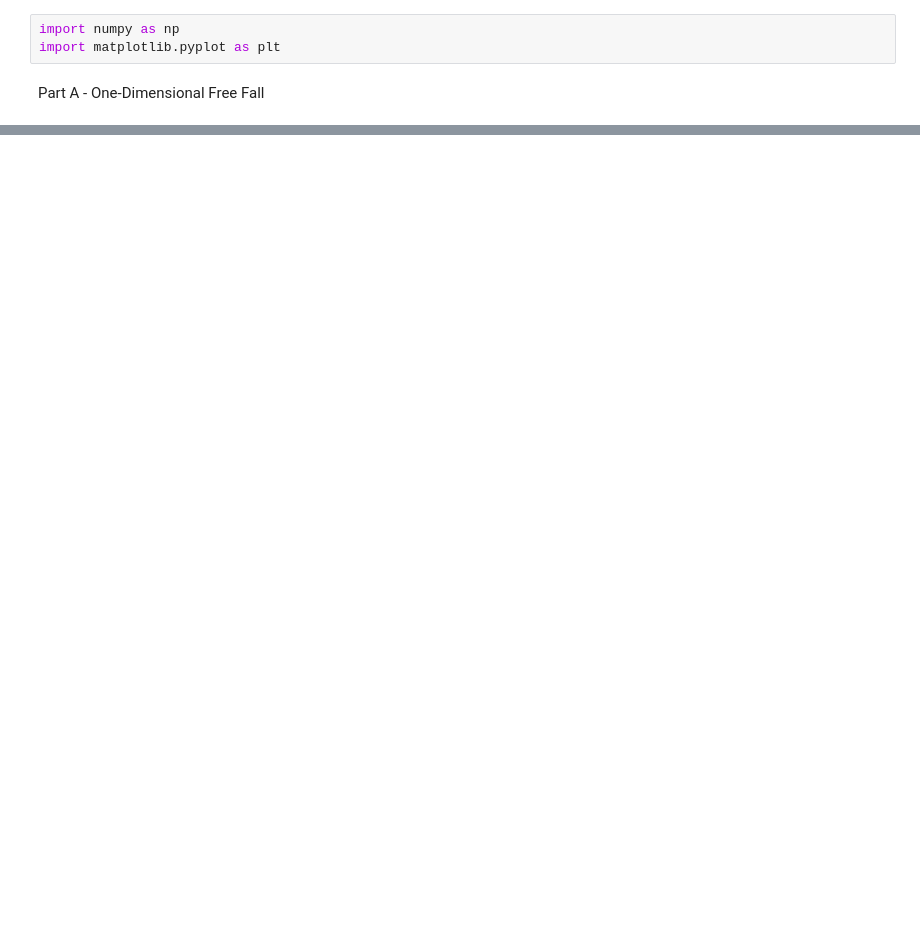
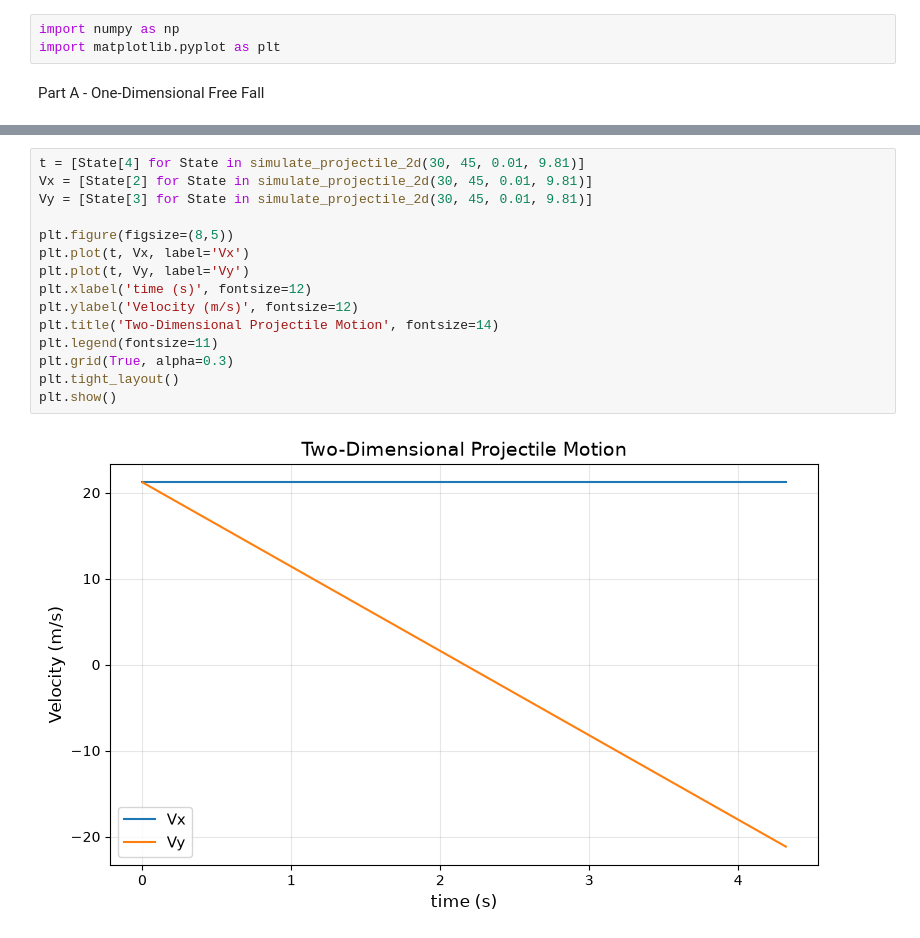
Before and after one commit to Grey-son/phys311, a Jupyter notebook: labs/lab01/lab01_projectile.ipynb, the cells around one changed output, grey strips where cells are left out. Saved outputs shown, nothing was run; the diff lists cells and outputs as text; blank space fills up the shorter version.

```diff
--- a/labs/lab01/lab01_projectile.ipynb
+++ b/labs/lab01/lab01_projectile.ipynb
@@ -49,0 +114,17 @@ TypeError: list indices must be integers or slices, not tuple
+# %%
+t = [State[4] for State in simulate_projectile_2d(30, 45, 0.01, 9.81)]
+Vx = [State[2] for State in simulate_projectile_2d(30, 45, 0.01, 9.81)]
+Vy = [State[3] for State in simulate_projectile_2d(30, 45, 0.01, 9.81)]
+
+plt.figure(figsize=(8,5))
+plt.plot(t, Vx, label='Vx')
+plt.plot(t, Vy, label='Vy')
+plt.xlabel('time (s)', fontsize=12)
+plt.ylabel('Velocity (m/s)', fontsize=12)
+plt.title('Two-Dimensional Projectile Motion', fontsize=14)
+plt.legend(fontsize=11)
+plt.grid(True, alpha=0.3)
+plt.tight_layout()
+plt.show()
+# %% [output]
+[figure, added]
```
Also changed, not shown: parts of 33 cells of this notebook, 1 other file.
